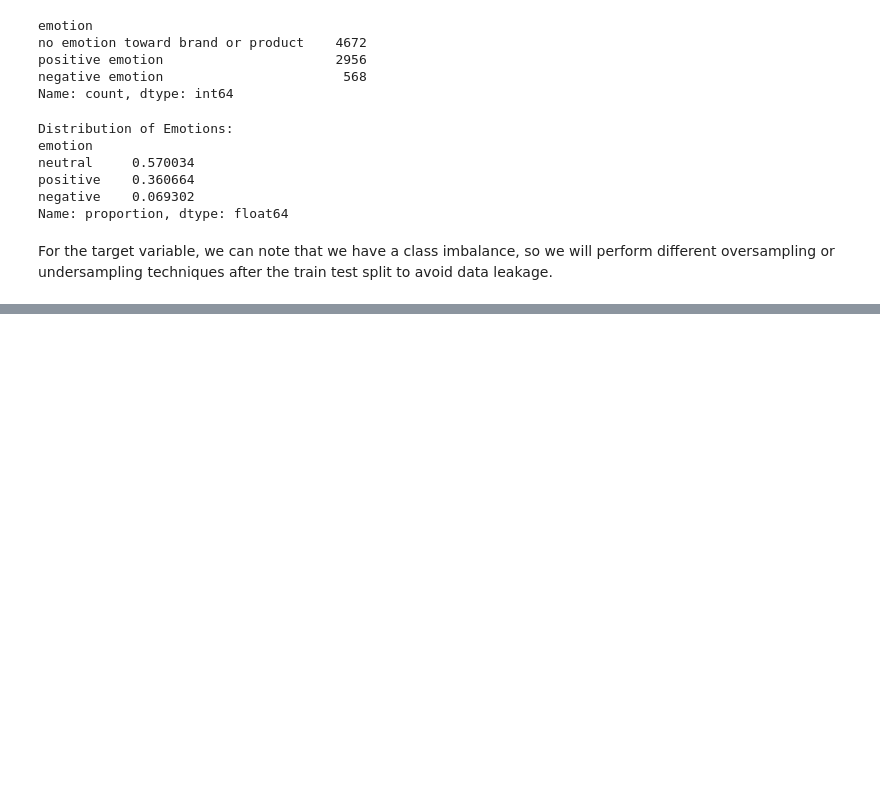
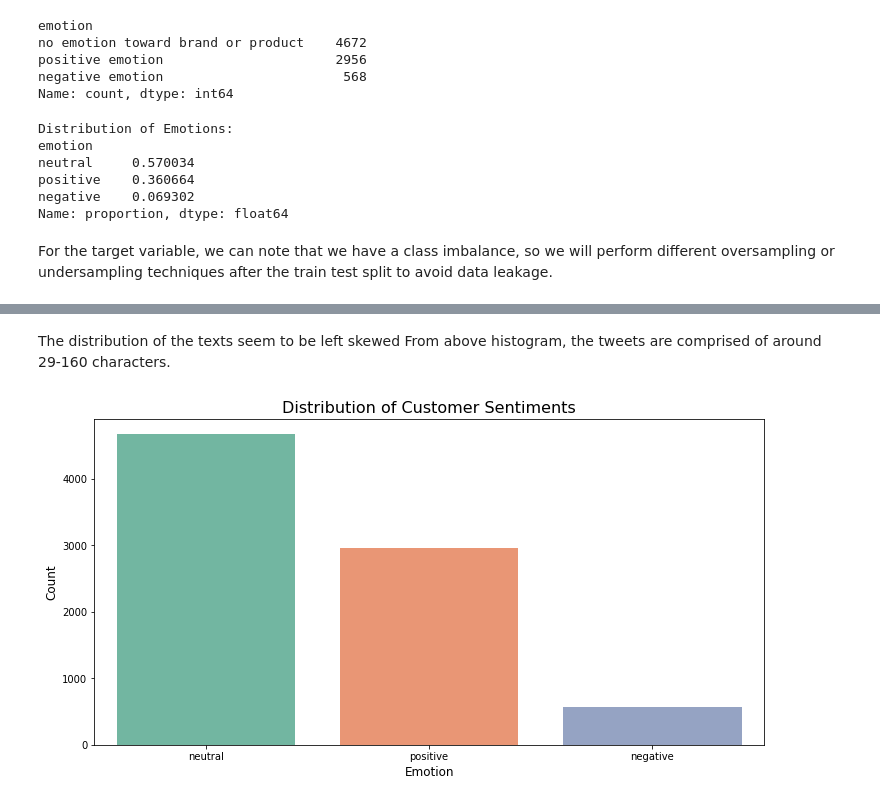
Before and after one commit to KImondorose/Deciphering-the-Public-Opinion-on-Apple, a Jupyter notebook: work_in_progress/dave.ipynb, the cells around one changed output, grey strips where cells are left out. Drawn from its saved outputs; the diff is of its cells as text; code cells hidden in the pictures; blank space fills up the shorter version.

```diff
--- a/work_in_progress/dave.ipynb
+++ b/work_in_progress/dave.ipynb
@@ -312,0 +336,15 @@ For the target variable, we can note that we have a class imbalance, so we will
+# %% [markdown]
+The distribution of the texts seem to be left skewed From above histogram, the tweets are comprised of around 29-160 characters.
+# %%
+# Creating a countplot for sentiment distribution
+plt.figure(figsize=(12, 6))
+
+sns.countplot(x='emotion', data=df, palette='Set2', order=df['emotion'].value_counts().index)
+
+plt.title('Distribution of Customer Sentiments', fontsize=16)
+plt.xlabel('Emotion', fontsize=12)
+plt.ylabel('Count', fontsize=12)
+
+plt.show()
+# %% [output]
+[figure, added]
```
Also changed, not shown: parts of 6 cells of this notebook.
